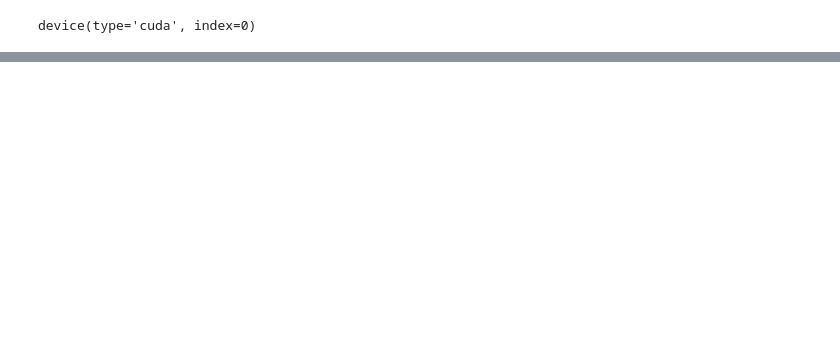
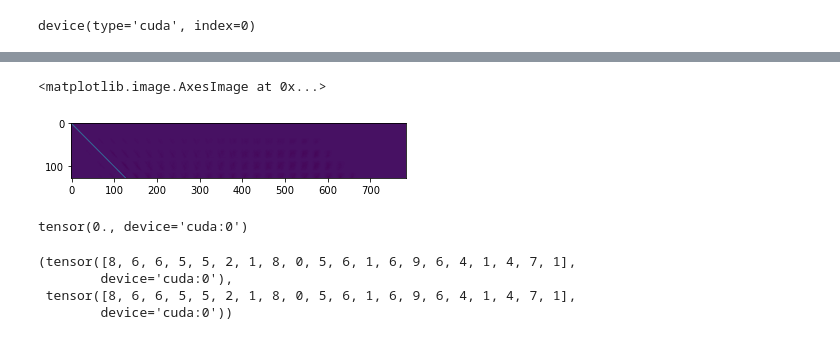
Before and after one commit to BariscanBozkurt/Supervised-CorInfoMax, a Jupyter notebook: NotebookExperiments/MNIST_CorInfoMaxBiDirectionalNudged_Autograd.ipynb, the cells around one changed output, grey strips where cells are left out. Cells and saved outputs as stored; diff of their text form; code cells hidden in the pictures; blank space fills up the shorter version.

```diff
--- a/NotebookExperiments/MNIST_CorInfoMaxBiDirectionalNudged_Autograd.ipynb
+++ b/NotebookExperiments/MNIST_CorInfoMaxBiDirectionalNudged_Autograd.ipynb
@@ -46,20 +46,37 @@ test_loader = torch.utils.data.DataLoader(mnist_dset_test, batch_size=20, shuffl
 # neural_lr_rule = "constant"
 # neural_lr_decay_multiplier = 0.005
 # neural_dynamic_iterations = 50
+
+
+# activation = F.relu
+# architecture = [784, 128, 64, 10]
+# lambda_ = 1
+# epsilon = 0.01
+# supervised_lambda_weight = 1
+# neural_lr_start = 1e-5
+# neural_lr_stop = 0.0005
+# neural_lr_rule = "constant"
+# neural_lr_decay_multiplier = 0.005
+# neural_dynamic_iterations = 20
+
+# model = CorInfoMaxBiDirectionalNudged(architecture, lambda_, epsilon, activation, use_stepLR = True,
+#                                       sgd_nesterov = False, optimizer_type = "sgd",
+#                                       optim_lr_ff = 0.01, optim_lr_fb = 0.01, stepLR_step_size = 10*3000,)
+
 activation = F.relu
 architecture = [784, 128, 64, 10]
-lambda_ = 1
+lambda_ = 0.99999
 epsilon = 0.01
 supervised_lambda_weight = 1e-3
 neural_lr_start = 0.1
-neural_lr_stop = 0.0005
+neural_lr_stop = 0.0
 neural_lr_rule = "constant"
 neural_lr_decay_multiplier = 0.005
-neural_dynamic_iterations = 1
+neural_dynamic_iterations = 50
 
 model = CorInfoMaxBiDirectionalNudged(architecture, lambda_, epsilon, activation, use_stepLR = True,
                                       sgd_nesterov = False, optimizer_type = "sgd",
-                                      optim_lr_ff = 1.0, optim_lr_fb = 1.0, stepLR_step_size = 10*3000,)
+                                      optim_lr_ff = 0.1, optim_lr_fb = 0.1, stepLR_step_size = 10*3000,)
 # %%
 trn_acc_list = []
 tst_acc_list = []
@@ -131,0 +125,5 @@ TypeError: object of type 'NoneType' has no len()
+# %%
+plt.imshow(torch2numpy(model.Wff[0]['weight']))
+# %% [output]
+<matplotlib.image.AxesImage at 0x...>
+[figure, added]
@@ -131,0 +209,37 @@ TypeError: object of type 'NoneType' has no len()
+# %%
+x, y = next(myiter)
+
+x, y = x.to(device), y.to(device)
+x = x.to(device).view(x.size(0),-1).T
+y_one_hot = F.one_hot(y, 10).to(device).T
+
+Wff, Wfb = model.Wff, model.Wfb
+B, Bsigma = model.B, model.Bsigma
+lambda_ = model.lambda_
+gam_ = model.gam_
+
+# optimizer = self.optimizer
+neurons = model.fast_forward(x, no_grad = True)
+# neurons = model.init_neurons(x.size(1), device = model.device)
+
+neurons = model.run_neural_dynamics( x, y_one_hot, neurons, supervised_lambda_weight,
+                                    neural_lr_start, neural_lr_stop, lr_rule = neural_lr_rule,
+                                    lr_decay_multiplier = neural_lr_decay_multiplier,
+                                    neural_dynamic_iterations = neural_dynamic_iterations)
+
+# neurons = model.neurons_zero_grad(neurons)
+model.optimizer.zero_grad()
+corinfo_cost = model.CorInfo_Cost(x, y, neurons).sum() #* (1 / lambda_weight)
+corinfo_cost.backward()
+model.optimizer.step()
+
+torch.norm(model.Wff[0]["weight"].grad)
+# %% [output]
+tensor(0., device='cuda:0')
+# %%
+torch.argmax(neurons[-1], 0), y
+# %% [output]
+(tensor([8, 6, 6, 5, 5, 2, 1, 8, 0, 5, 6, 1, 6, 9, 6, 4, 1, 4, 7, 1],
+        device='cuda:0'),
+ tensor([8, 6, 6, 5, 5, 2, 1, 8, 0, 5, 6, 1, 6, 9, 6, 4, 1, 4, 7, 1],
+        device='cuda:0'))
```
Also changed, not shown: parts of 11 cells of this notebook, 5 other files.
